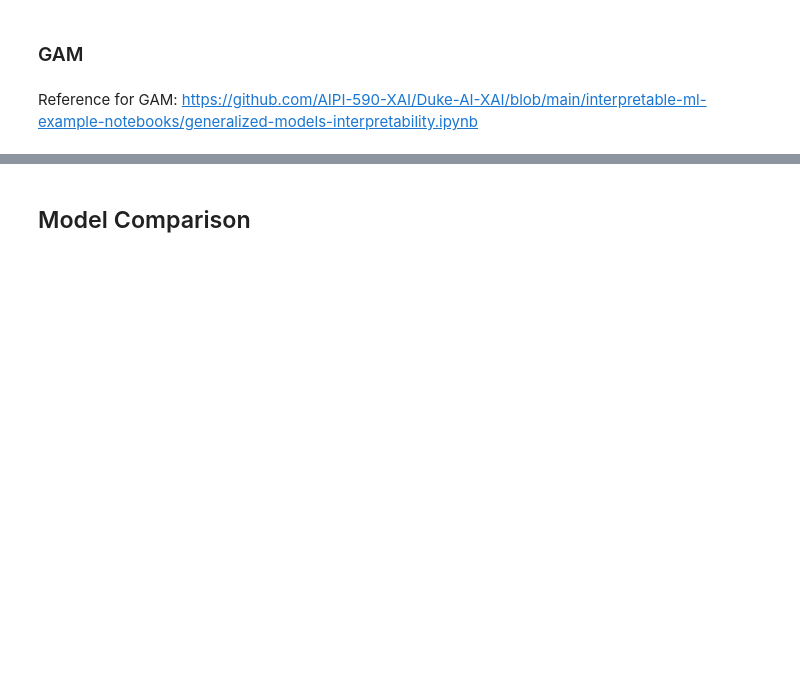
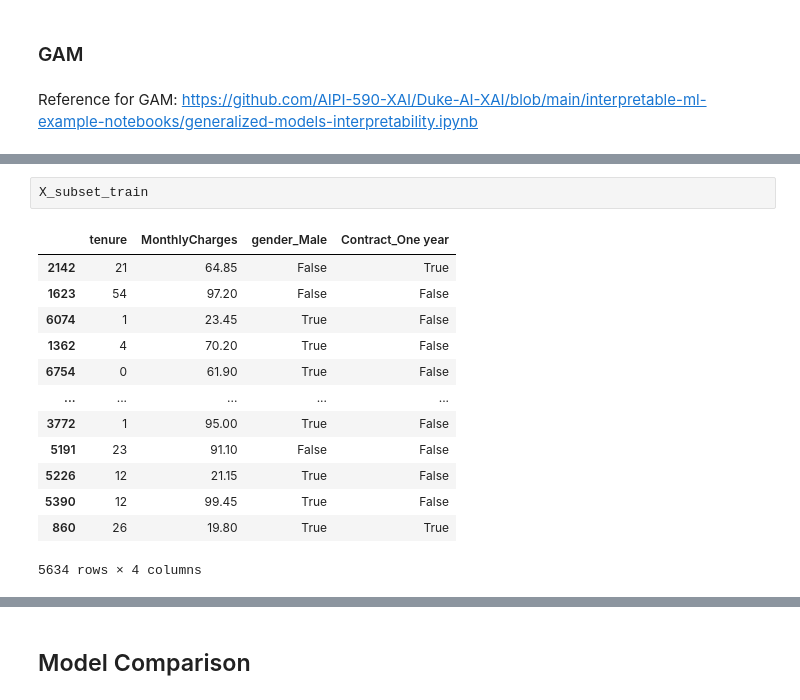
Before and after one commit to XueqingWu/Interpretable_ML, a Jupyter notebook: Interpretable_Machine_Learning_Model.ipynb, the cells around one changed output, grey strips where cells are left out. Saved outputs shown, nothing was run; the diff lists cells and outputs as text; blank space fills up the shorter version.

```diff
--- a/Interpretable_Machine_Learning_Model.ipynb
+++ b/Interpretable_Machine_Learning_Model.ipynb
@@ -478,0 +466,16 @@ PaymentMethod_Mailed check: -0.0732
+# %%
+X_subset_train
+# %% [output]
+|  | tenure | MonthlyCharges | gender_Male | Contract_One year |
+| 2142 | 21 | 64.85 | False | True |
+| 1623 | 54 | 97.20 | False | False |
+| 6074 | 1 | 23.45 | True | False |
+| 1362 | 4 | 70.20 | True | False |
+| 6754 | 0 | 61.90 | True | False |
+| ... | ... | ... | ... | ... |
+| 3772 | 1 | 95.00 | True | False |
+| 5191 | 23 | 91.10 | False | False |
+| 5226 | 12 | 21.15 | True | False |
+| 5390 | 12 | 99.45 | True | False |
+| 860 | 26 | 19.80 | True | True |
+5634 rows × 4 columns
```
Also changed, not shown: parts of 27 cells of this notebook.
